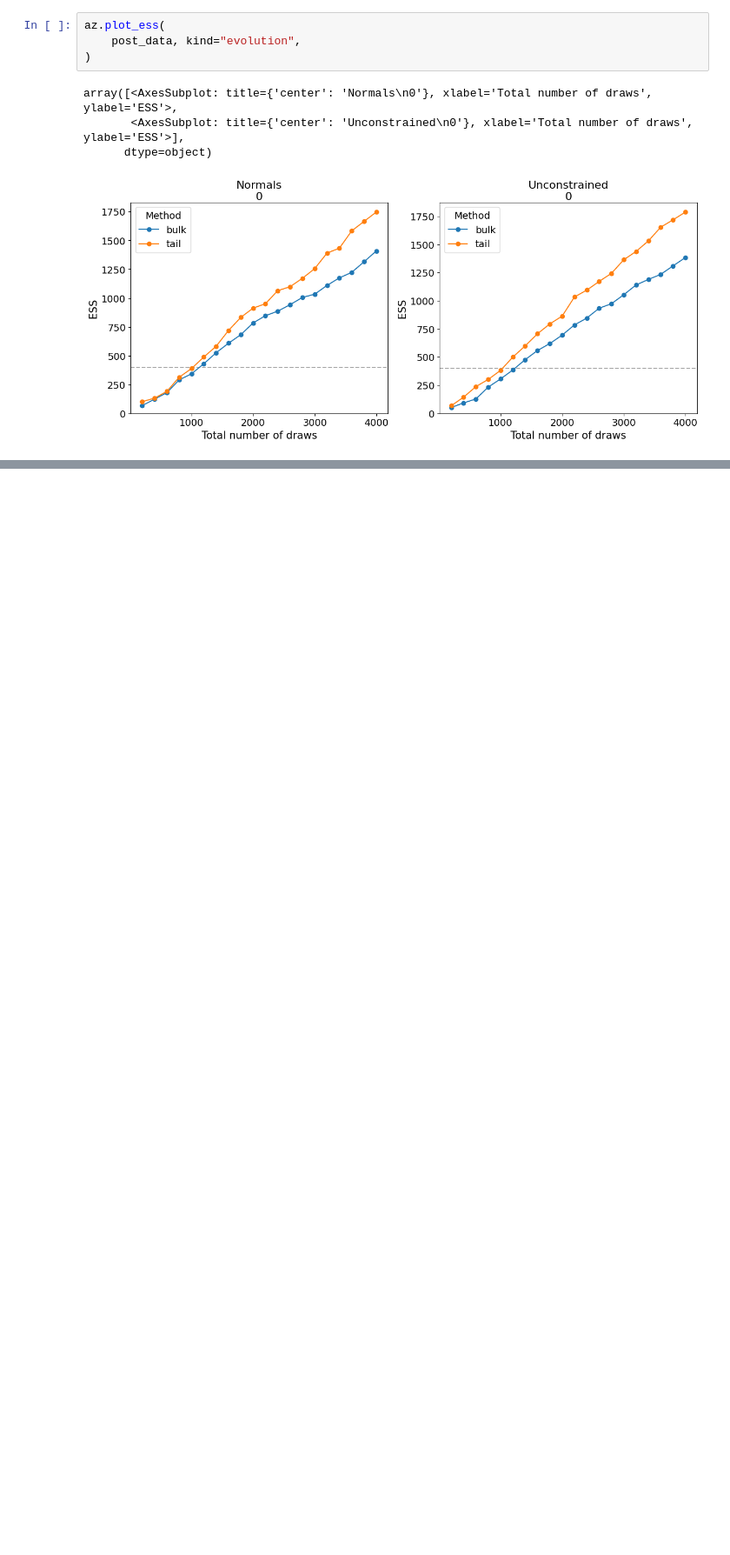
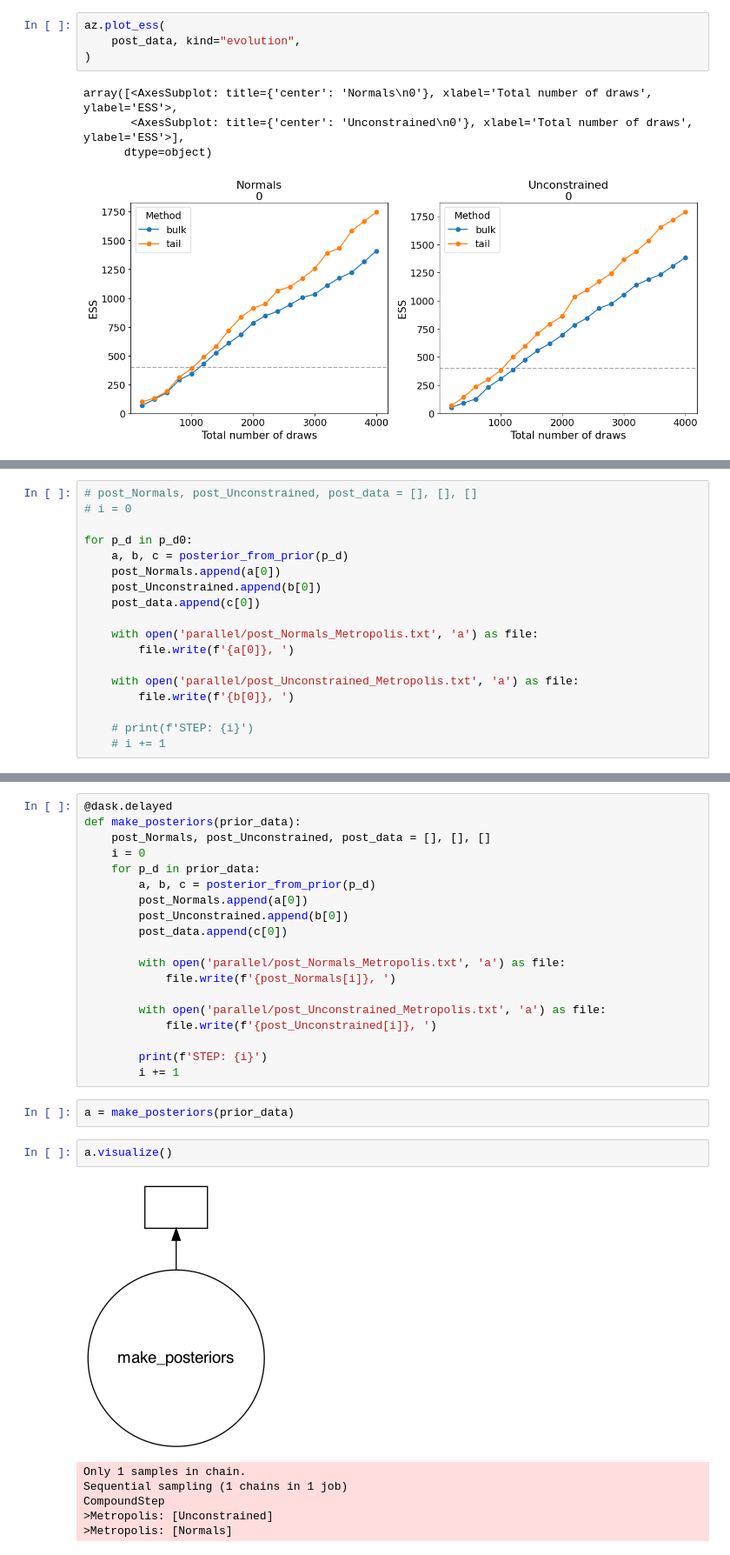
Before and after one commit to malin-horstmann/bayesian_pyhf, a Jupyter notebook: examples/SimpleModel.ipynb, the cells around one changed output, grey strips where cells are left out. Shown at 87% size. Saved outputs shown, nothing was run; the diff lists cells and outputs as text; blank space fills up the shorter version.

Commit message:
Dask

```diff
--- a/examples/SimpleModel.ipynb
+++ b/examples/SimpleModel.ipynb
@@ -308,0 +383,18 @@ plt.hist([[1.0630420666552811, 0.4023540968383994, -0.2756723996338932, 1.136254
+# %%
+# post_Normals, post_Unconstrained, post_data = [], [], []
+# i = 0
+
+for p_d in p_d0:
+    a, b, c = posterior_from_prior(p_d)
+    post_Normals.append(a[0])
+    post_Unconstrained.append(b[0])
+    post_data.append(c[0])
+
+    with open('parallel/post_Normals_Metropolis.txt', 'a') as file:
+        file.write(f'{a[0]}, ')
+
+    with open('parallel/post_Unconstrained_Metropolis.txt', 'a') as file:
+        file.write(f'{b[0]}, ')
+
+    # print(f'STEP: {i}')
+    # i += 1
@@ -308,0 +407,30 @@ plt.hist([[1.0630420666552811, 0.4023540968383994, -0.2756723996338932, 1.136254
+# %%
+@dask.delayed
+def make_posteriors(prior_data):
+    post_Normals, post_Unconstrained, post_data = [], [], []
+    i = 0
+    for p_d in prior_data:
+        a, b, c = posterior_from_prior(p_d)
+        post_Normals.append(a[0])
+        post_Unconstrained.append(b[0])
+        post_data.append(c[0])
+
+        with open('parallel/post_Normals_Metropolis.txt', 'a') as file:
+            file.write(f'{post_Normals[i]}, ')
+
+        with open('parallel/post_Unconstrained_Metropolis.txt', 'a') as file:
+            file.write(f'{post_Unconstrained[i]}, ')
+
+        print(f'STEP: {i}')
+        i += 1
+# %%
+a = make_posteriors(prior_data)
+# %%
+a.visualize()
+# %% [output]
+[figure, added]
+Only 1 samples in chain.
+Sequential sampling (1 chains in 1 job)
+CompoundStep
+>Metropolis: [Unconstrained]
+>Metropolis: [Normals]
```
Also changed, not shown: parts of 16 cells of this notebook.
